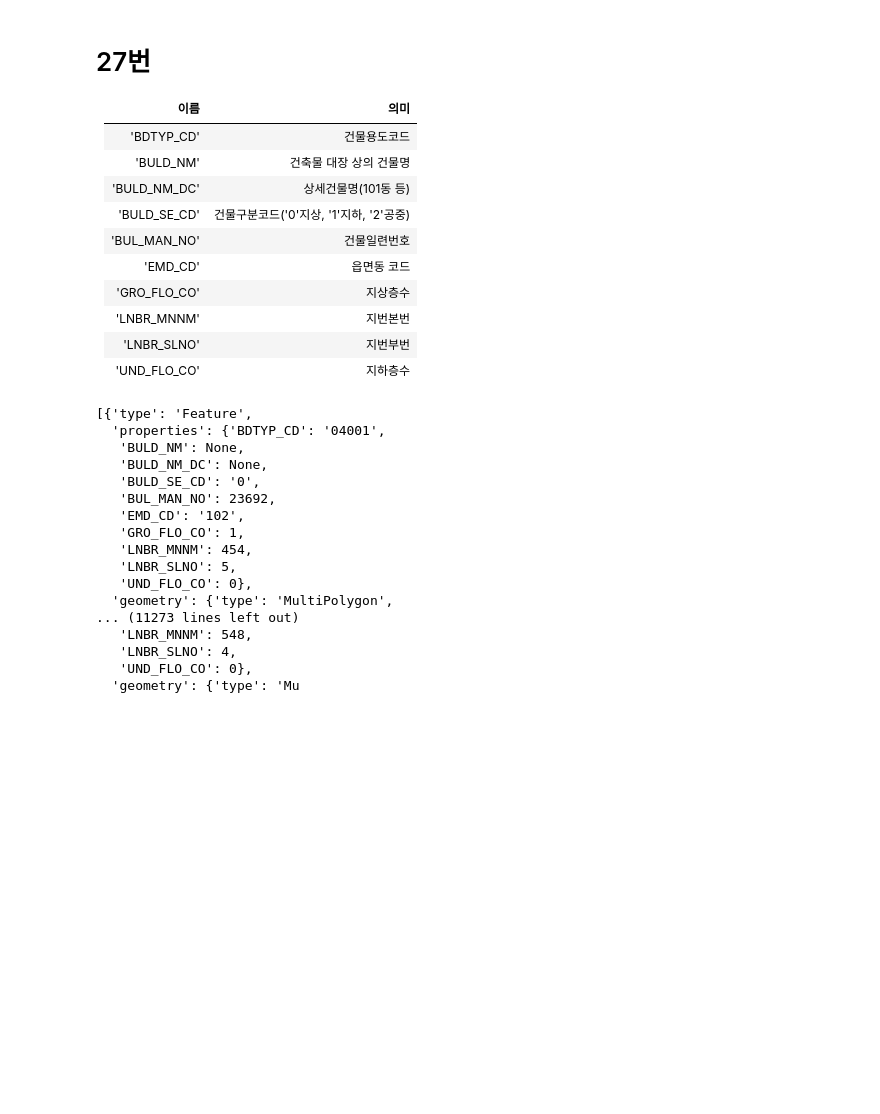
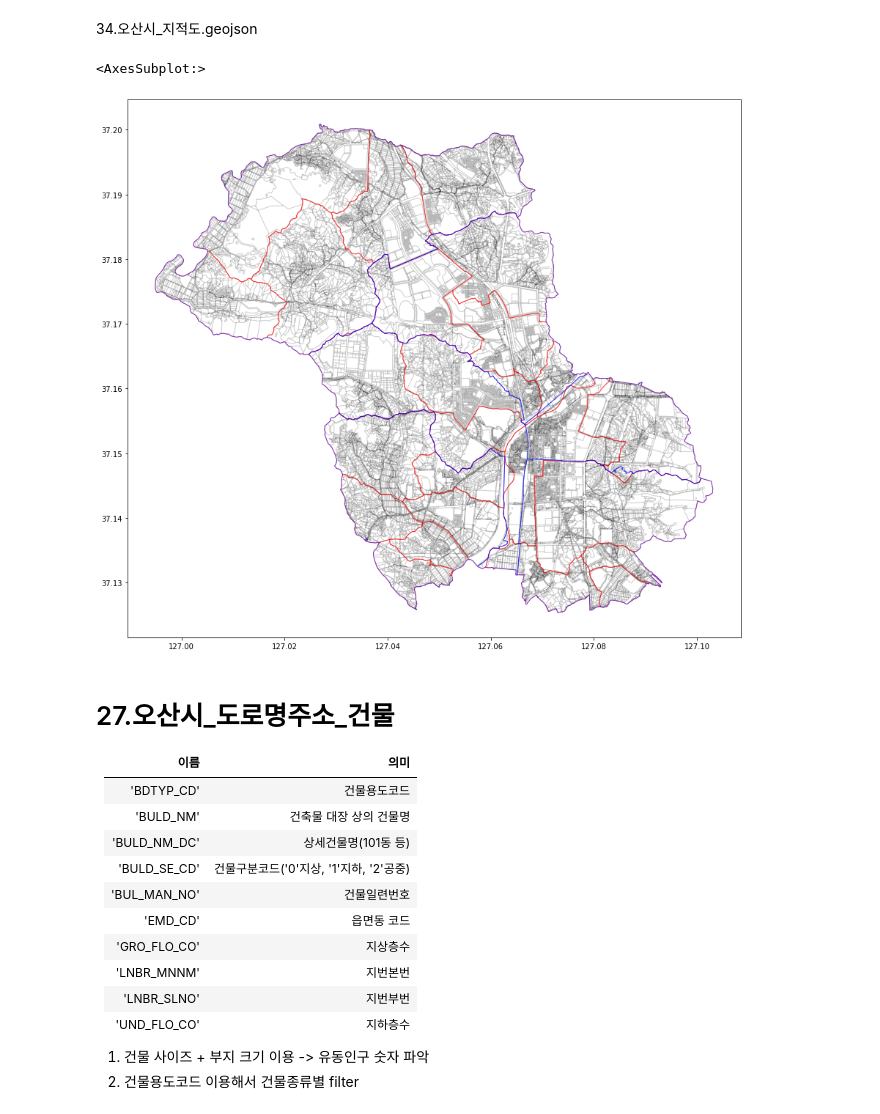
Before and after one commit to leejaehoon2016/Car_Accident, a Jupyter notebook: eda/27~34 (이재훈).ipynb, the cells around one changed output. Drawn from its saved outputs; the diff is of its cells as text; code cells hidden in the pictures; blank space fills up the shorter version.

```diff
--- a/eda/27~34 (이재훈).ipynb
+++ b/eda/27~34 (이재훈).ipynb
@@ -4,5 +33,18 @@ import json
+# %% [markdown]
+34.오산시_지적도.geojson
+# %%
+fig,ax = plt.subplots(1,1,sharex=True,sharey=True,figsize=(15,15))
+df = gpd.read_file('../data/original/34.오산시_지적도.geojson',encoding="utf-8")
+df.plot(color=(0,0,0,0), edgecolor=(0,0,0,0.1),ax = ax)
+df = gpd.read_file('../data/original/33.오산시_법정경계(읍면동).geojson',encoding="utf-8")
+df.plot(color=(0,0,0,0), edgecolor=(1,0,0,0.5),ax = ax)
+df = gpd.read_file('../data/original/32.오산시_행정경계(읍면동).geojson',encoding="utf-8")
+df.plot(color=(0,0,0,0), edgecolor=(0,0,1,0.5),ax = ax)
+# %% [output]
+<AxesSubplot:>
+[figure, added]
 # %% [markdown]
-# 27번
+# 27.오산시_도로명주소_건물
 이름|의미
 --|--
 'BDTYP_CD'| 건물용도코드 |
@@ -15,3 +57,6 @@ import json
 'LNBR_MNNM'| 지번본번 |
 'LNBR_SLNO'| 지번부번 |
 'UND_FLO_CO'| 지하층수 |
+
+1. 건물 사이즈 + 부지 크기 이용 -> 유동인구 숫자 파악
+2. 건물용도코드 이용해서 건물종류별 filter
@@ -21,20 +62,0 @@ with open('../data/original/27.오산시_도로명주소_건물.geojson',encodin
-# %%
-data27
-# %% [output]
-[{'type': 'Feature',
-  'properties': {'BDTYP_CD': '04001',
-   'BULD_NM': None,
-   'BULD_NM_DC': None,
-   'BULD_SE_CD': '0',
-   'BUL_MAN_NO': 23692,
-   'EMD_CD': '102',
-   'GRO_FLO_CO': 1,
-   'LNBR_MNNM': 454,
-   'LNBR_SLNO': 5,
-   'UND_FLO_CO': 0},
-  'geometry': {'type': 'MultiPolygon',
-... (11273 lines left out)
-   'LNBR_MNNM': 548,
-   'LNBR_SLNO': 4,
-   'UND_FLO_CO': 0},
-  'geometry': {'type': 'Mu
```
Also changed, not shown: parts of 16 cells of this notebook.
